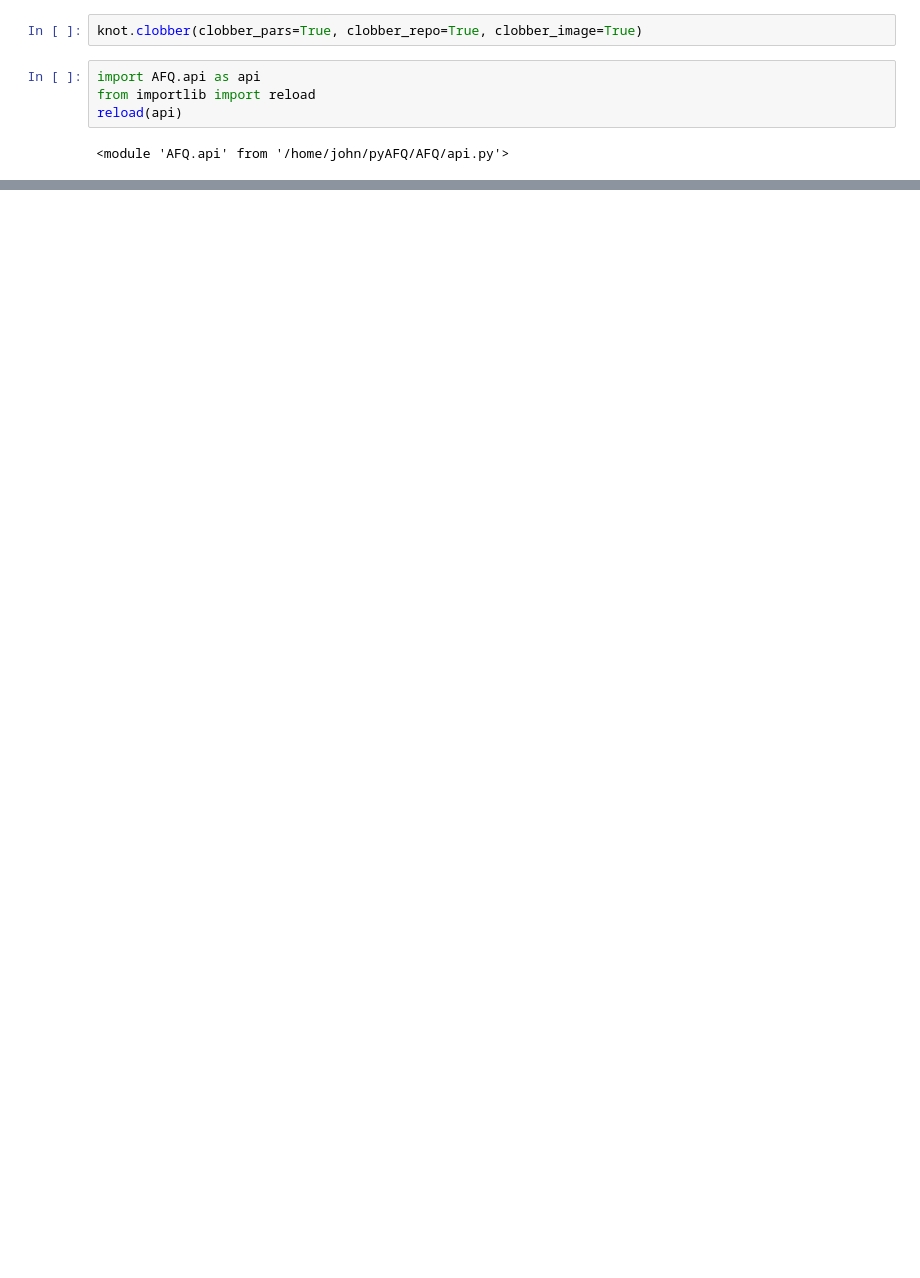
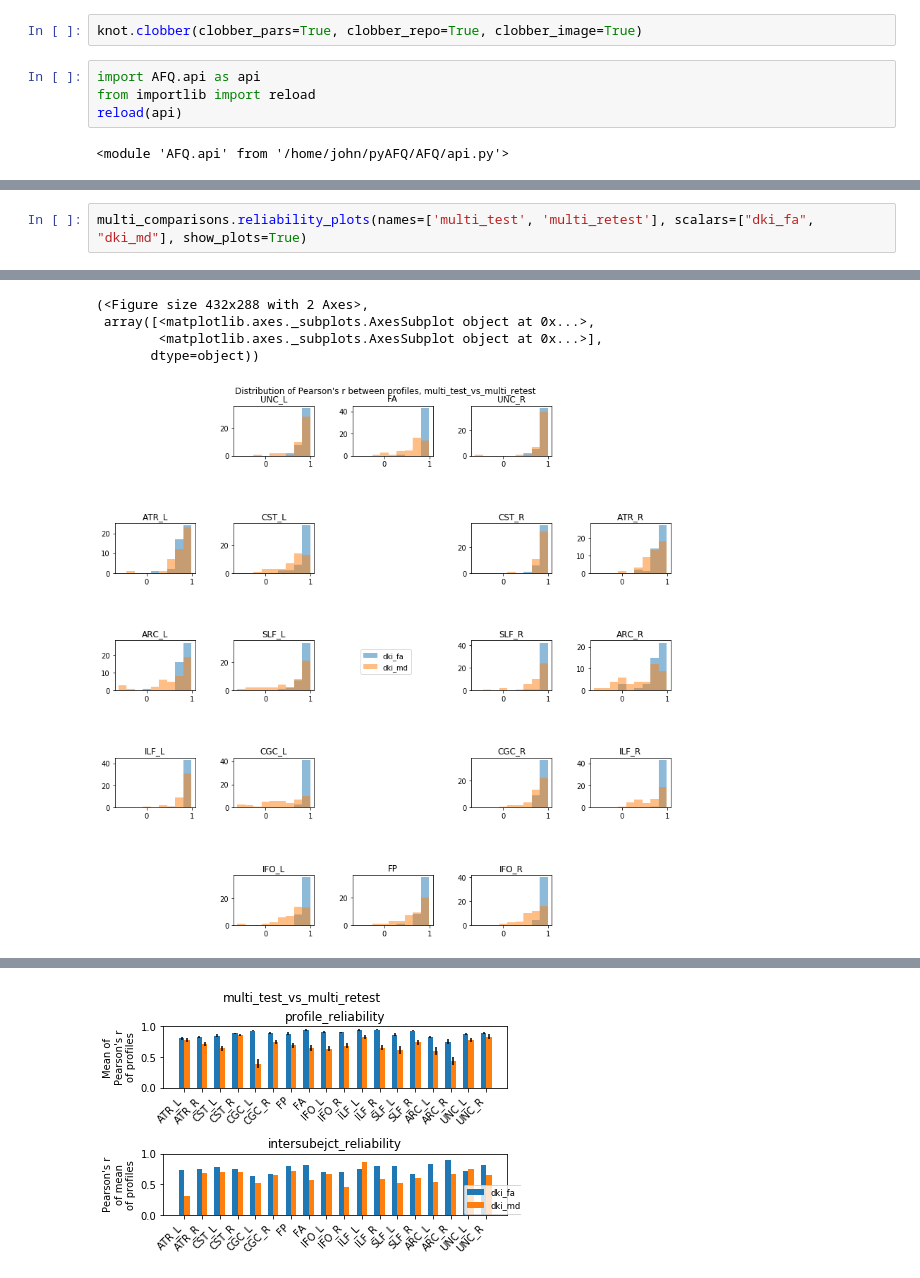
Before and after one commit to 36000/pyAFQ-scripts, a Jupyter notebook: cloudknot/hcp_reliability.ipynb, the cells around one changed output, grey strips where cells are left out. Saved outputs shown, nothing was run; the diff lists cells and outputs as text; blank space fills up the shorter version.

```diff
--- a/cloudknot/hcp_reliability.ipynb
+++ b/cloudknot/hcp_reliability.ipynb
@@ -269,0 +334,3 @@ WARNING:AFQ.csv:No scalars found for scalar dti_md for subject 144226 for bundle
+# %%
+multi_comparisons.reliability_plots(names=['multi_test', 'multi_retest'], scalars=["dki_fa", "dki_md"], show_plots=True)
+# %% [output]
@@ -269,0 +346,5 @@ WARNING:AFQ.csv:No scalars found for scalar dti_md for subject 144226 for bundle
+(<Figure size 432x288 with 2 Axes>,
+ array([<matplotlib.axes._subplots.AxesSubplot object at 0x...>,
+        <matplotlib.axes._subplots.AxesSubplot object at 0x...>],
+       dtype=object))
+[figure, added]
@@ -269,0 +354 @@ WARNING:AFQ.csv:No scalars found for scalar dti_md for subject 144226 for bundle
+[figure, added]
```
Also changed, not shown: parts of 19 cells of this notebook.
